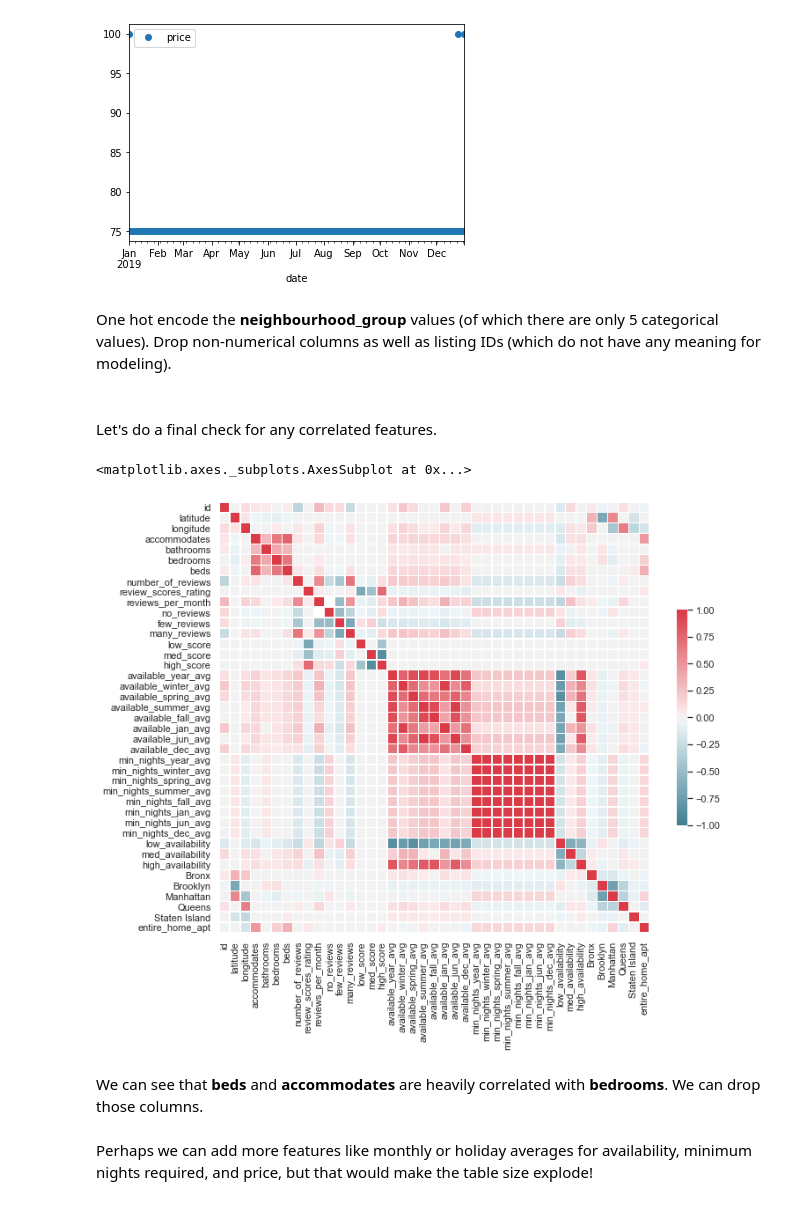
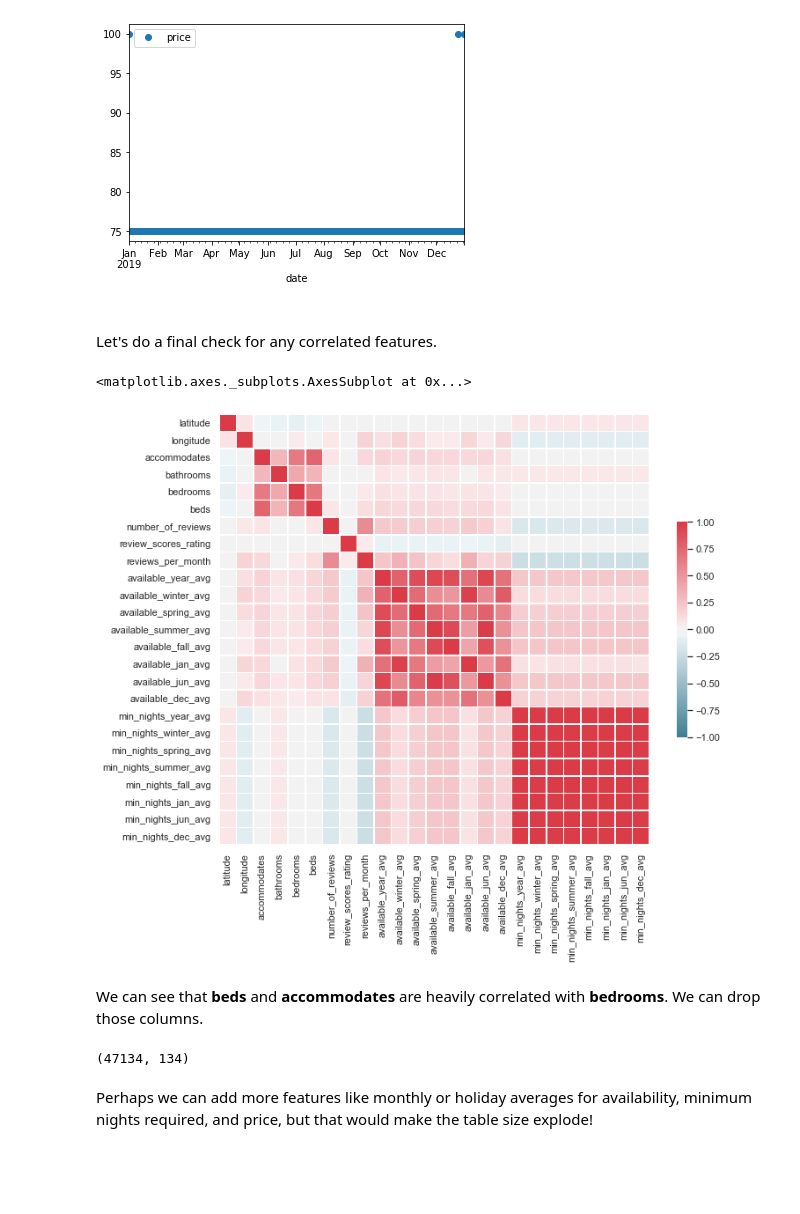
Before and after one commit to bruceplai/ml-capstone, a Jupyter notebook: airbnb.ipynb, the cells around one changed output. Drawn from its saved outputs; the diff is of its cells as text; code cells hidden in the pictures; blank space fills up the shorter version.

```diff
--- a/airbnb.ipynb
+++ b/airbnb.ipynb
@@ -730,3 +746,14 @@ calendar_averages = calendar_averages.loc[
+# %%
+calendar_averages = calendar_averages.loc[
+    (calendar_averages.price_year_avg <= 1000) &
+    (calendar_averages.price_winter_avg <= 1000) &
+    (calendar_averages.price_spring_avg <= 1000) &
+    (calendar_averages.price_summer_avg <= 1000) &
+    (calendar_averages.price_fall_avg <= 1000) &
+    (calendar_averages.price_jan_avg <= 1000) &
+    (calendar_averages.price_jun_avg <= 1000) &
+    (calendar_averages.price_dec_avg <= 1000)
+]
 # %%
 calendar_averages.info()
 calendar_averages.describe()
@@ -832,12 +836,6 @@ plt = listings_merge.available_year_avg.plot(kind='hist', figsize=(20, 10))
 plt = listings_merge.available_winter_avg.plot(kind='hist', figsize=(20, 10))
 # %% [output]
 [figure]
-# %%
-listings_merge['low_availability'] = np.where(listings_merge.available_year_avg <= 0.2, 1, 0)
-listings_merge['med_availability'] = np.where(
-    (listings_merge.available_year_avg > 0.2) &
-    (listings_merge.available_year_avg <= 0.8), 1, 0)
-listings_merge['high_availability'] = np.where(listings_merge.available_year_avg > 0.8, 1, 0)
 # %% [markdown]
 <br/>
 <p>Plotting the log of the minimum nights required we see that it approximates an exponential distribution.</p>
@@ -934,11 +901,0 @@ listings_merge.price_year_avg.plot(kind='box', figsize=(20, 10))
-# %%
-listings_merge = listings_merge.loc[
-    (listings_merge.price_year_avg <= 1000) &
-    (listings_merge.price_winter_avg <= 1000) &
-    (listings_merge.price_spring_avg <= 1000) &
-    (listings_merge.price_summer_avg <= 1000) &
-    (listings_merge.price_fall_avg <= 1000) &
-    (listings_merge.price_jan_avg <= 1000) &
-    (listings_merge.price_jun_avg <= 1000) &
-    (listings_merge.price_dec_avg <= 1000)
-]
@@ -1055,32 +978,31 @@ for listing_id in listings_ids:
 [figure]
 [figure]
 [figure]
-# %% [markdown]
-<p>One hot encode the <b>neighbourhood_group</b> values (of which there are only 5 categorical values).  Drop non-numerical columns as well as listing IDs (which do not have any meaning for modeling).</p>
-# %%
-neighbourhood_group_one_hot = pd.get_dummies(listings_merge.neighbourhood_group)
-listings_merge = listings_merge.join(neighbourhood_group_one_hot)
-listings_merge['entire_home_apt'] = np.where(listings_merge.room_type == 'Entire home/apt', 1, 0)
 # %% [markdown]
 <br/>
 <p>Let's do a final check for any correlated features.</p>
 # %%
 import seaborn as sns
 import matplotlib.pyplot as plt
 
 sns.set(style="white")
 
-features = listings_merge.drop([
-    'price_year_avg', 'price_winter_avg', 'price_spring_avg', 'price_summer_avg', 'price_fall_avg',
-    'price_jan_avg', 'price_jun_avg', 'price_dec_avg'
-], axis=1)
+features = listings_merge[[
+    'summary', 'neighbourhood', 'neighbourhood_group', 'latitude', 'longitude',
+    'room_type', 'accommodates', 'bathrooms', 'bedrooms', 'beds',
+    'amenities', 'number_of_reviews', 'review_scores_rating', 'reviews_per_month',
+    'available_year_avg', 'available_winter_avg', 'available_spring_avg', 'available_summer_avg', 'available_fall_avg',
+    'available_jan_avg', 'available_jun_avg', 'available_dec_avg',
+    'min_nights_year_avg', 'min_nights_winter_avg', 'min_nights_spring_avg', 'min_nights_summer_avg', 'min_nights_fall_avg',
+    'min_nights_jan_avg', 'min_nights_jun_avg', 'min_nights_dec_avg'
+]]
 
 fig, ax = plt.subplots(figsize=(11, 9))
 cmap = sns.diverging_palette(220, 10, as_cmap=True)
 sns.heatmap(features.corr(), cmap=cmap, vmax=1, vmin=-1, center=0, square=True, linewidths=.5, cbar_kws={"shrink": .5})
 # %% [output]
 <matplotlib.axes._subplots.AxesSubplot at 0x...>
-[figure, old version]
+[figure, new version]
 # %% [markdown]
 <p>We can see that <b>beds</b> and <b>accommodates</b> are heavily correlated with <b>bedrooms</b>.  We can drop those columns.</p>
 # %%
@@ -1106,3 +1020,15 @@ listings_merge = listings_merge.drop(
+# %%
+X_base = listings_merge.drop([
+    'price_year_avg', 'price_winter_avg', 'price_spring_avg', 'price_summer_avg', 'price_fall_avg',
+    'price_jan_avg', 'price_jun_avg', 'price_dec_avg',
+    'available_year_avg', 'available_winter_avg', 'available_spring_avg', 'available_summer_avg',
+    'available_fall_avg', 'available_jan_avg', 'available_jun_avg', 'available_dec_avg',
+    'min_nights_year_avg', 'min_nights_winter_avg', 'min_nights_spring_avg', 'min_nights_summer_avg',
+    'min_nights_fall_avg', 'min_nights_jan_avg', 'min_nights_jun_avg', 'min_nights_dec_avg',
+], axis=1)
+X_base.shape
+# %% [output]
+(47134, 134)
 # %% [markdown]
 <p>Perhaps we can add more features like monthly or holiday averages for availability, minimum nights required, and price, but that would make the table size explode!<p>
 # %% [markdown]
```
Also changed, not shown: parts of 36 cells of this notebook.
